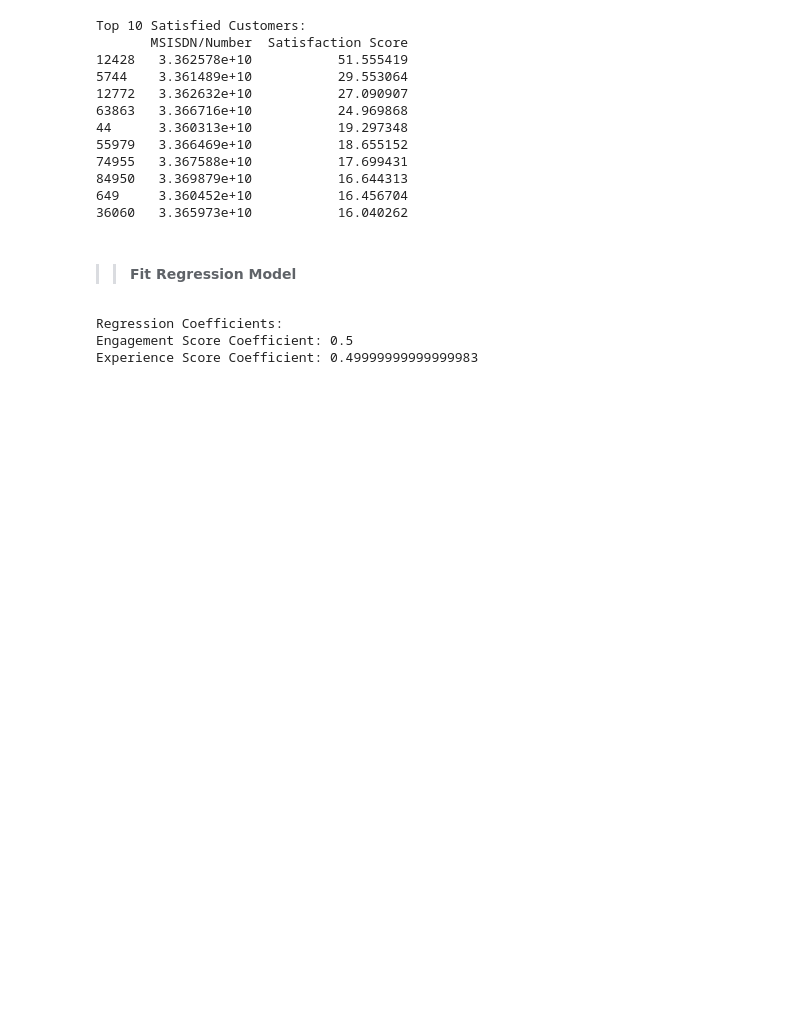
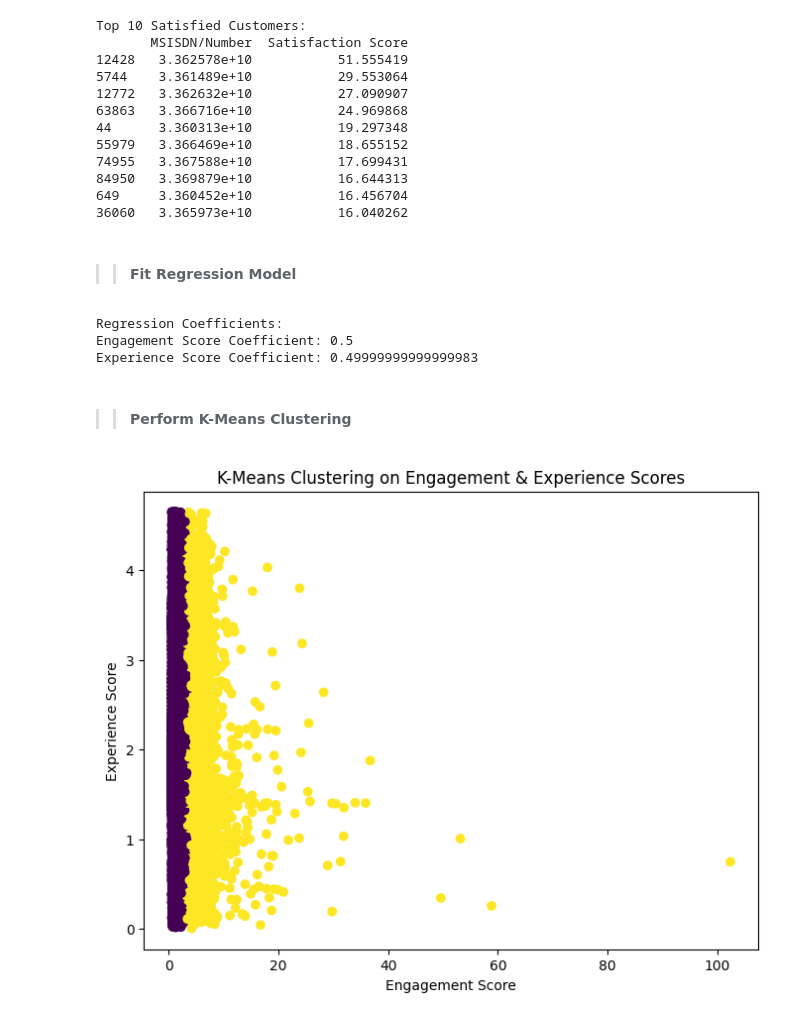
Before and after one commit to naolatomsa/TellCo, a Jupyter notebook: notebooks/satisfactionAnalysis.ipynb, the cells around one changed output. Drawn from its saved outputs; the diff is of its cells as text; code cells hidden in the pictures; blank space fills up the shorter version.

Commit message:
Perform K-Means Clustering

```diff
--- a/notebooks/satisfactionAnalysis.ipynb
+++ b/notebooks/satisfactionAnalysis.ipynb
@@ -101,3 +101,10 @@ reg_model = regression_model(data)
 Regression Coefficients:
 Engagement Score Coefficient: 0.5
 Experience Score Coefficient: 0.49999999999999983
+# %% [markdown]
+>> #### Perform K-Means Clustering
+# %%
+from scripts.satisfactionAnalysis import kmeans_clustering
+data, kmeans = kmeans_clustering(data)
+# %% [output]
+[figure, added]
```
